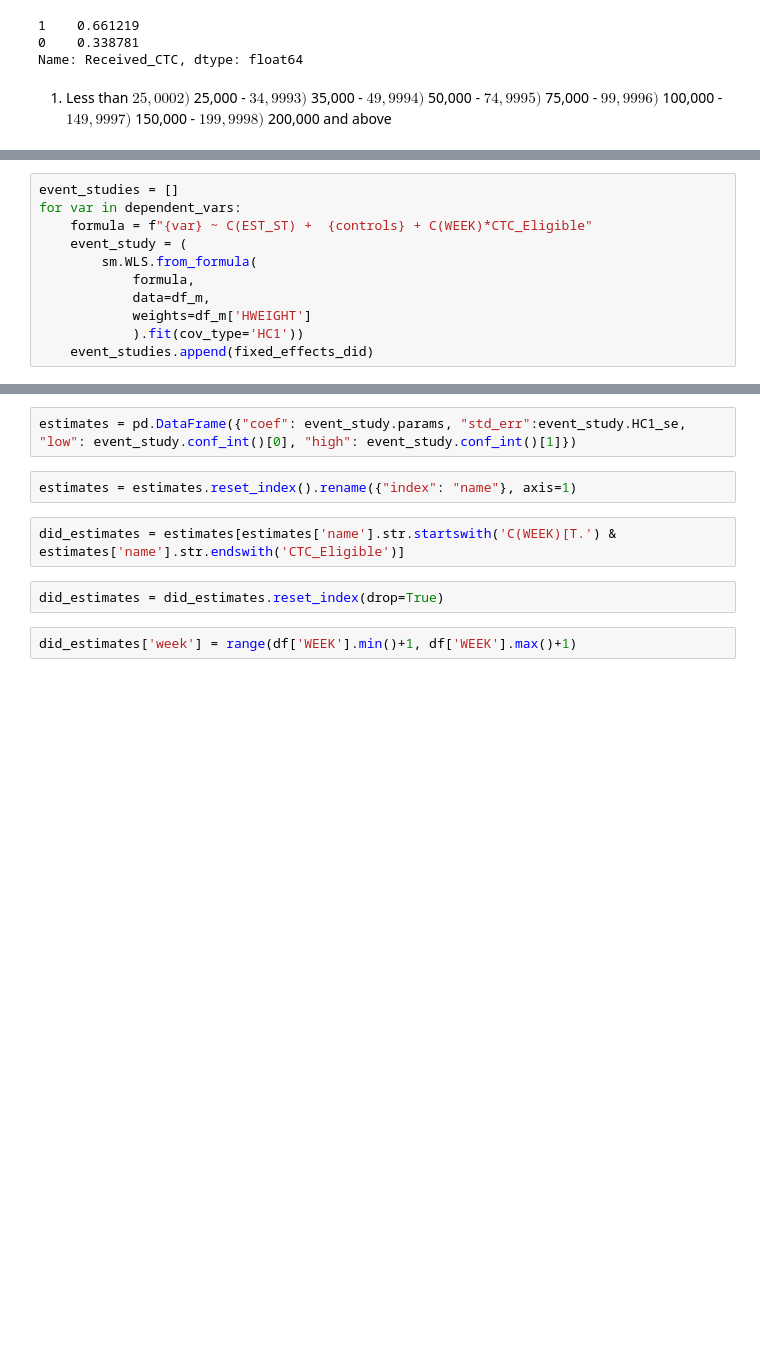
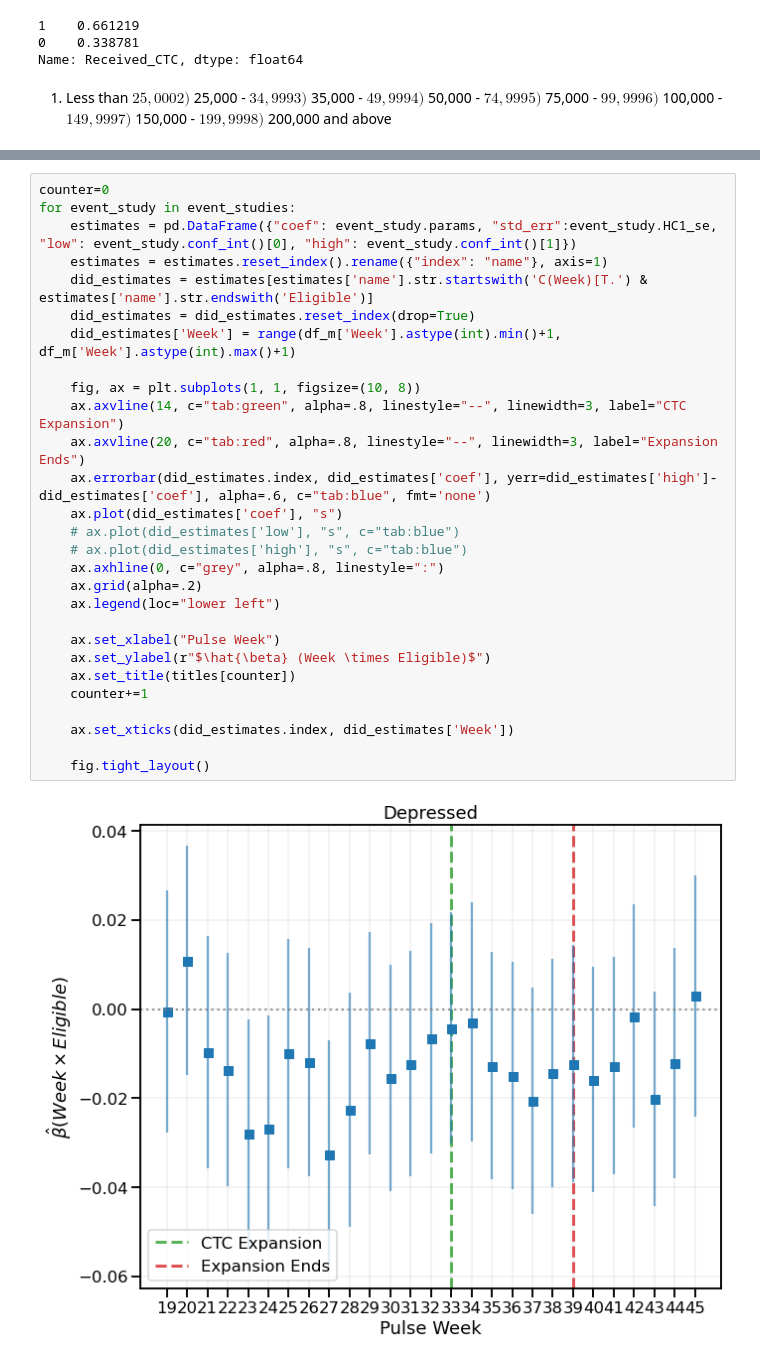
Before and after one commit to peter-amerkhanian/CTC-Evaluation, a Jupyter notebook: pp290_ctc.ipynb, the cells around one changed output, grey strips where cells are left out. Cells and saved outputs as stored; diff of their text form; blank space fills up the shorter version.

```diff
--- a/pp290_ctc.ipynb
+++ b/pp290_ctc.ipynb
@@ -175,11 +173,0 @@ summary_col([*fe_dids], stars=True, regressor_order=["TREAT"], drop_omitted=True
-# %%
-event_studies = []
-for var in dependent_vars:
-    formula = f"{var} ~ C(EST_ST) +  {controls} + C(WEEK)*CTC_Eligible"
-    event_study = (
-        sm.WLS.from_formula(
-            formula,
-            data=df_m,
-            weights=df_m['HWEIGHT']
-            ).fit(cov_type='HC1'))
-    event_studies.append(fixed_effects_did)
@@ -191,10 +174,30 @@ with open("models/event_studies.p", "wb") as f:
-# %%
-estimates = pd.DataFrame({"coef": event_study.params, "std_err":event_study.HC1_se, "low": event_study.conf_int()[0], "high": event_study.conf_int()[1]})
-# %%
-estimates = estimates.reset_index().rename({"index": "name"}, axis=1)
-# %%
-did_estimates = estimates[estimates['name'].str.startswith('C(WEEK)[T.') & estimates['name'].str.endswith('CTC_Eligible')]
-# %%
-did_estimates = did_estimates.reset_index(drop=True)
-# %%
-did_estimates['week'] = range(df['WEEK'].min()+1, df['WEEK'].max()+1)
+# %%
+counter=0
+for event_study in event_studies:
+    estimates = pd.DataFrame({"coef": event_study.params, "std_err":event_study.HC1_se, "low": event_study.conf_int()[0], "high": event_study.conf_int()[1]})
+    estimates = estimates.reset_index().rename({"index": "name"}, axis=1)
+    did_estimates = estimates[estimates['name'].str.startswith('C(Week)[T.') & estimates['name'].str.endswith('Eligible')]
+    did_estimates = did_estimates.reset_index(drop=True)
+    did_estimates['Week'] = range(df_m['Week'].astype(int).min()+1, df_m['Week'].astype(int).max()+1)
+
+    fig, ax = plt.subplots(1, 1, figsize=(10, 8))
+    ax.axvline(14, c="tab:green", alpha=.8, linestyle="--", linewidth=3, label="CTC Expansion")
+    ax.axvline(20, c="tab:red", alpha=.8, linestyle="--", linewidth=3, label="Expansion Ends")
+    ax.errorbar(did_estimates.index, did_estimates['coef'], yerr=did_estimates['high']-did_estimates['coef'], alpha=.6, c="tab:blue", fmt='none')
+    ax.plot(did_estimates['coef'], "s")
+    # ax.plot(did_estimates['low'], "s", c="tab:blue")
+    # ax.plot(did_estimates['high'], "s", c="tab:blue")
+    ax.axhline(0, c="grey", alpha=.8, linestyle=":")
+    ax.grid(alpha=.2)
+    ax.legend(loc="lower left")
+
+    ax.set_xlabel("Pulse Week")
+    ax.set_ylabel(r"$\hat{\beta} (Week \times Eligible)$")
+    ax.set_title(titles[counter])
+    counter+=1
+
+    ax.set_xticks(did_estimates.index, did_estimates['Week'])
+
+    fig.tight_layout()
+# %% [output]
+[figure, added]
```
Also changed, not shown: parts of 33 cells of this notebook, 8 other files.
